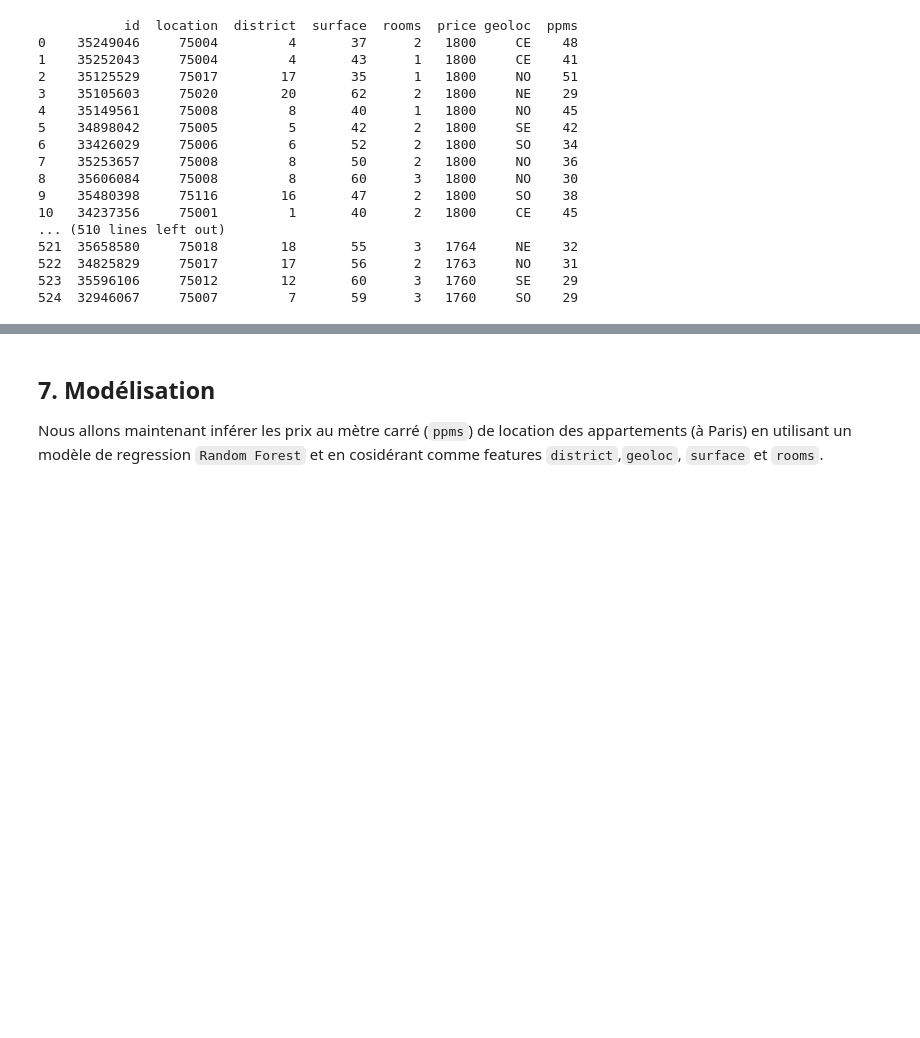
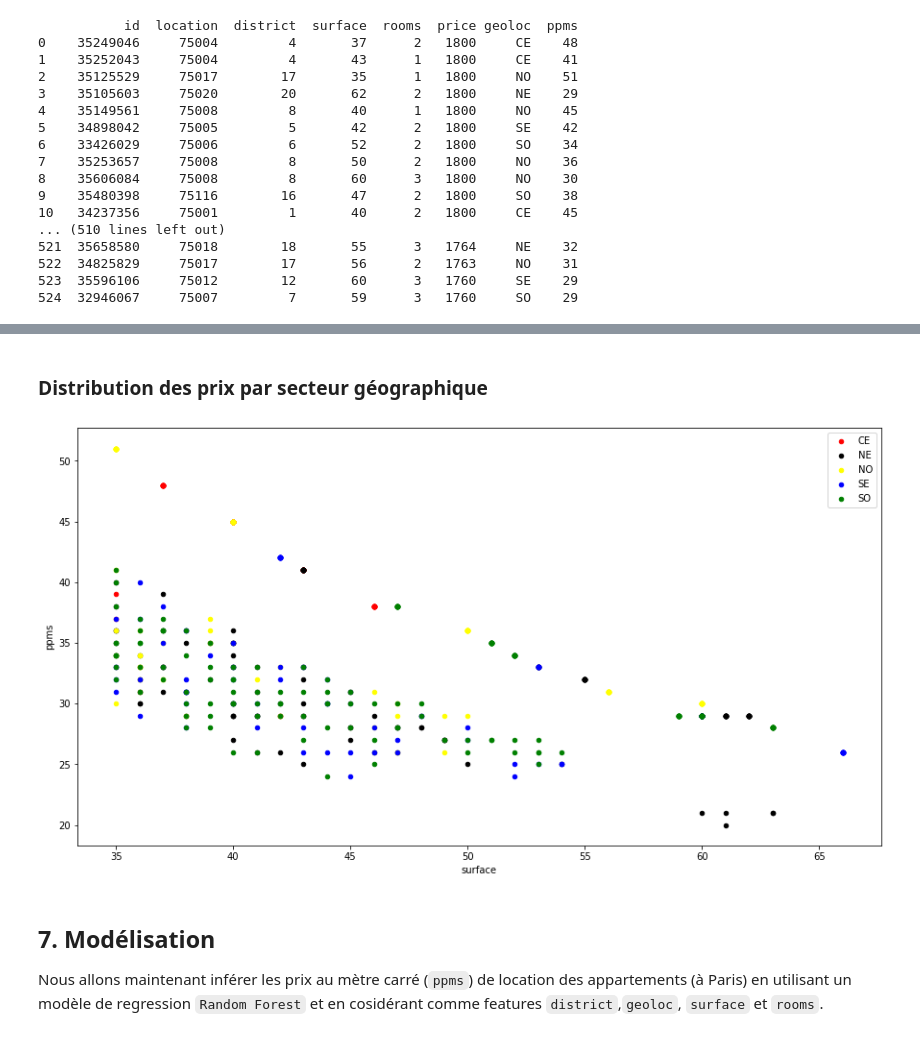
Before and after one commit to professeurr/dataquality, a Jupyter notebook: Klouvi Kodjo - Lab Assignment - Scrapping Information About Job Ads from the Web.ipynb, the cells around one changed output, grey strips where cells are left out. Drawn from its saved outputs; the diff is of its cells as text; code cells hidden in the pictures; blank space fills up the shorter version.

```diff
--- a/Klouvi Kodjo - Lab Assignment - Scrapping Information About Job Ads from the Web.ipynb
+++ b/Klouvi Kodjo - Lab Assignment - Scrapping Information About Job Ads from the Web.ipynb
@@ -559,3 +575,19 @@ print(df)
+# %% [markdown]
+### Distribution des prix par secteur géographique
+# %%
+
+#xx = df[['surface', 'ppms', 'geoloc']].set_index('geoloc', append=True).unstack('geoloc')
+
+fig, ax = plt.subplots()
+colormap={'CE':'red', 'NE':'black', 'NO':'yellow', 'SE':'blue', 'SO':'green'}
+
+grouped = df.groupby('geoloc')
+for key, group in grouped:
+    group.plot(ax=ax, kind='scatter', x='surface', y='ppms', label=key, color=colors[key], figsize=(15,8))
+
+plt.show()
+# %% [output]
+[figure, added]
 # %% [markdown]
 ## 7. Modélisation
 Nous allons maintenant inférer les prix au mètre carré (`ppms`) de location des appartements (à Paris) en utilisant un modèle de regression `Random Forest` et en cosidérant comme features `district`,`geoloc`, `surface` et `rooms`.
```
Also changed, not shown: parts of 3 cells of this notebook.
